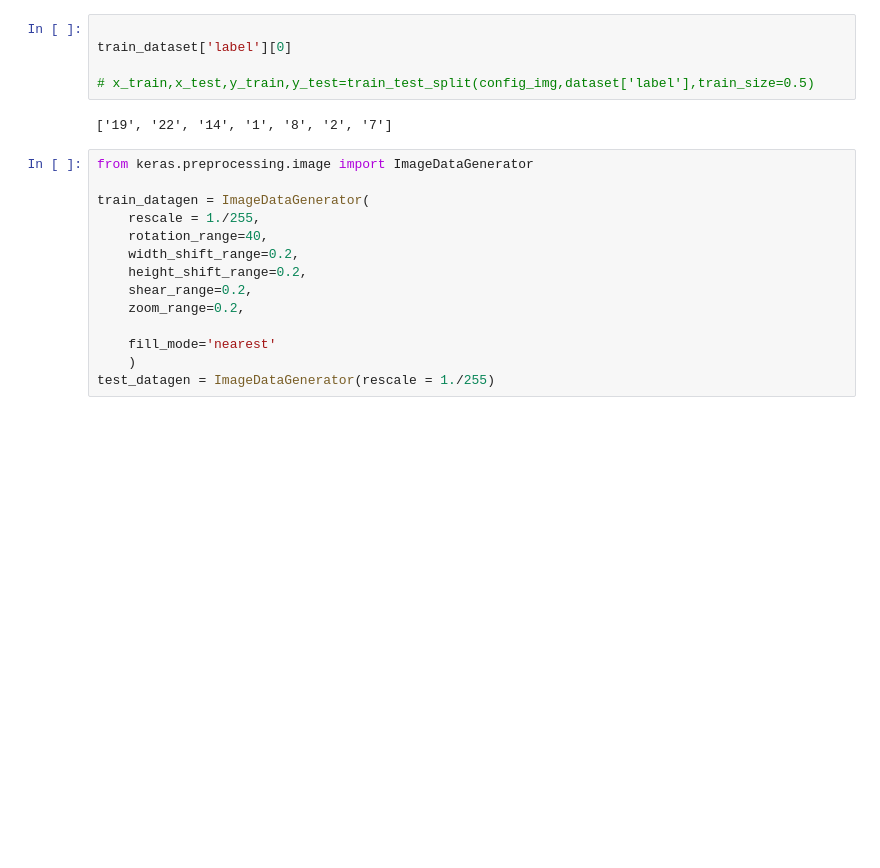
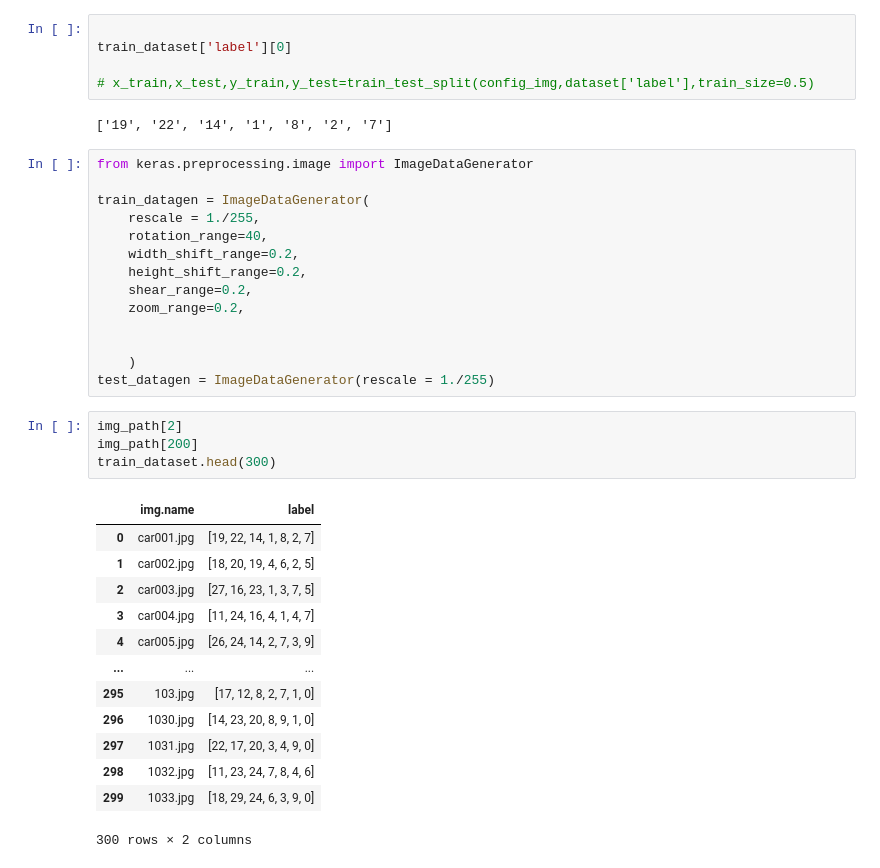
Before and after one commit to Meta-c/car_plates, a Jupyter notebook: car_plates.ipynb, the cells around one changed output. Saved outputs shown, nothing was run; the diff lists cells and outputs as text; blank space fills up the shorter version.

```diff
--- a/car_plates.ipynb
+++ b/car_plates.ipynb
@@ -275,6 +275,24 @@ train_datagen = ImageDataGenerator(
     shear_range=0.2,
     zoom_range=0.2,
 
-    fill_mode='nearest'
+
     )
 test_datagen = ImageDataGenerator(rescale = 1./255)
+# %%
+img_path[2]
+img_path[200]
+train_dataset.head(300)
+# %% [output]
+|  | img.name | label |
+| 0 | car001.jpg | [19, 22, 14, 1, 8, 2, 7] |
+| 1 | car002.jpg | [18, 20, 19, 4, 6, 2, 5] |
+| 2 | car003.jpg | [27, 16, 23, 1, 3, 7, 5] |
+| 3 | car004.jpg | [11, 24, 16, 4, 1, 4, 7] |
+| 4 | car005.jpg | [26, 24, 14, 2, 7, 3, 9] |
+| ... | ... | ... |
+| 295 | 103.jpg | [17, 12, 8, 2, 7, 1, 0] |
+| 296 | 1030.jpg | [14, 23, 20, 8, 9, 1, 0] |
+| 297 | 1031.jpg | [22, 17, 20, 3, 4, 9, 0] |
+| 298 | 1032.jpg | [11, 23, 24, 7, 8, 4, 6] |
+| 299 | 1033.jpg | [18, 29, 24, 6, 3, 9, 0] |
+300 rows × 2 columns
```
Also changed, not shown: parts of 14 cells of this notebook, 1 other file.
